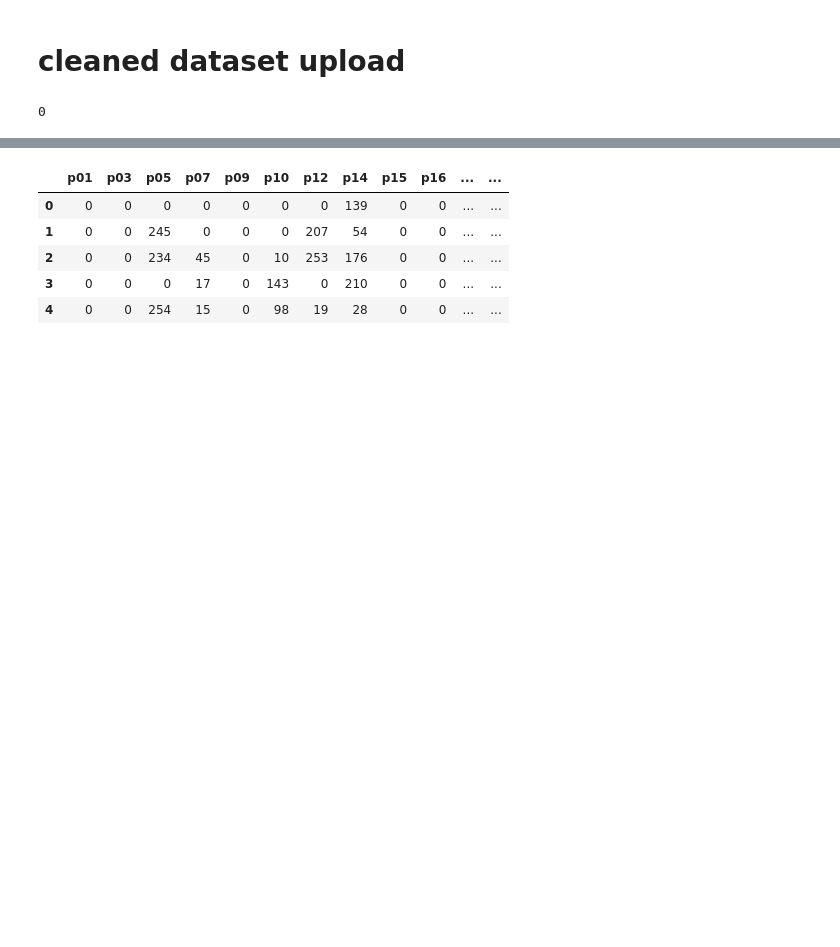
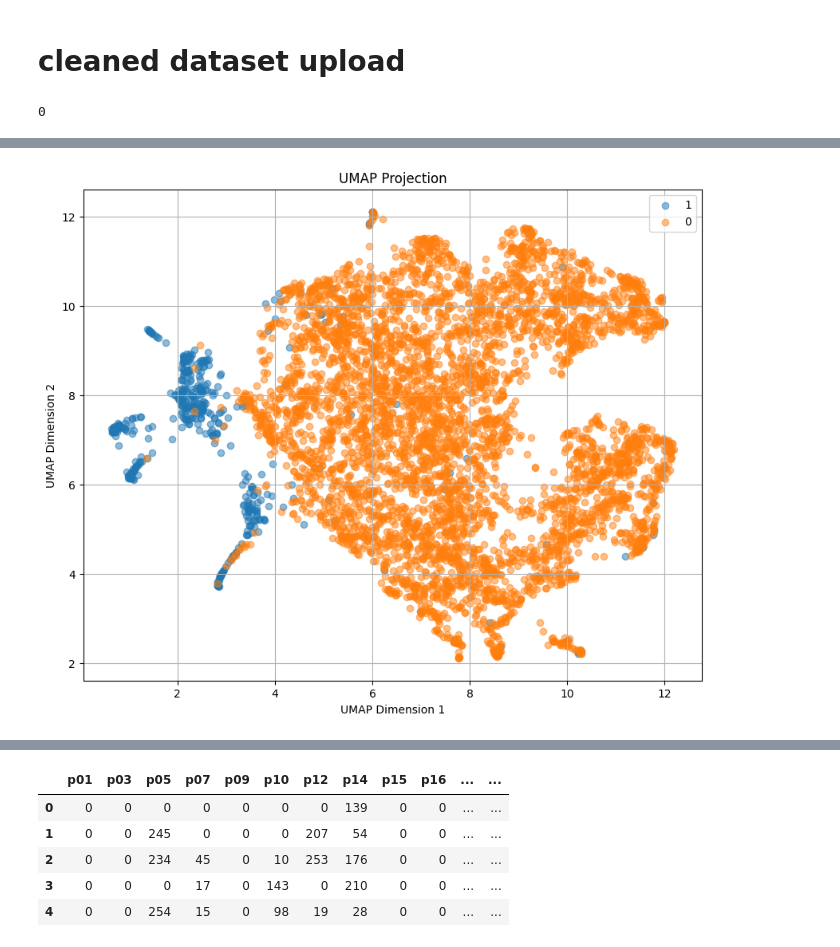
Before and after one commit to marcocarotta/mnist-outlier, a Jupyter notebook: notebook.ipynb, the cells around one changed output, grey strips where cells are left out. Drawn from its saved outputs; the diff is of its cells as text; code cells hidden in the pictures; blank space fills up the shorter version.

```diff
--- a/notebook.ipynb
+++ b/notebook.ipynb
@@ -83,0 +185,34 @@ df_cleaned_labels = df_cleaned.iloc[:, -1]
+# %%
+import pandas as pd
+import matplotlib.pyplot as plt
+import seaborn as sns
+from sklearn.preprocessing import StandardScaler
+import umap
+
+# Standardize the features (important for UMAP)
+scaler = StandardScaler()
+df_cleaned_features_scaled = scaler.fit_transform(df_cleaned_features)
+
+# Perform UMAP to reduce the dimensionality to 2 dimensions
+reducer = umap.UMAP(n_components=2, random_state=42)
+umap_embedding = reducer.fit_transform(df_cleaned_features_scaled)
+
+# Create a DataFrame with the UMAP results
+df_umap = pd.DataFrame(data=umap_embedding, columns=['Dim1', 'Dim2'])
+
+# Concatenate with the labels
+df_umap = pd.concat([df_umap, df_cleaned_labels], axis=1)
+
+# Plot UMAP results with different colors for different classes
+plt.figure(figsize=(10, 8))
+for label in df_umap['class'].unique():
+    subset = df_umap[df_umap['class'] == label]
+    plt.scatter(subset['Dim1'], subset['Dim2'], label=label, alpha=0.5)
+plt.xlabel('UMAP Dimension 1')
+plt.ylabel('UMAP Dimension 2')
+plt.title('UMAP Projection')
+plt.legend()
+plt.grid(True)
+plt.show()
+# %% [output]
+[figure, added]
```
Also changed, not shown: parts of 7 cells of this notebook.
